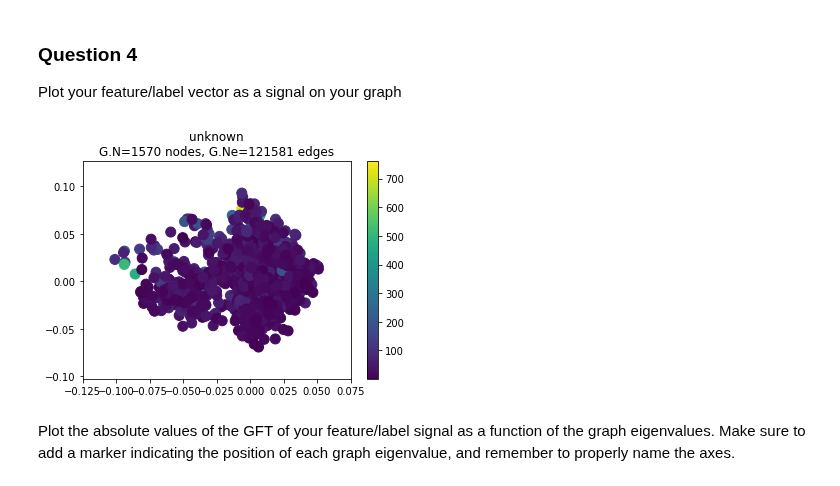
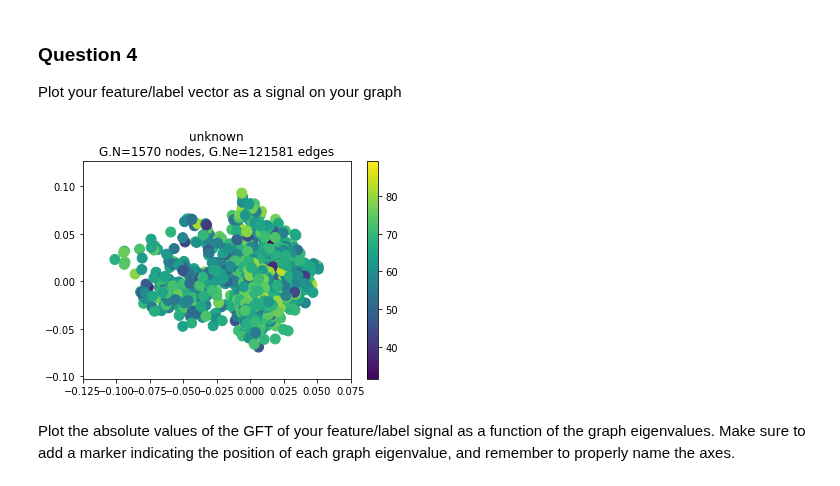
Before and after one commit to vndk36/Project_ntds2018, a Jupyter notebook: Milestone_4/4_HPCF_Hugo.ipynb, the cells around one changed output. Cells and saved outputs as stored; diff of their text form; code cells hidden in the pictures.

```diff
--- a/Milestone_4/4_HPCF_Hugo.ipynb
+++ b/Milestone_4/4_HPCF_Hugo.ipynb
@@ -297,13 +297,13 @@ def iGFT(x):
 Plot your feature/label vector as a signal on your graph
 # %%
 graph = pg.graphs.Graph(adjacency)
-graph.set_coordinates('spring')  # Force-directed layout.
+graph.set_coordinates('random3D')  # Force-directed layout.
 graph.set_coordinates(eigenvectors[:, 1:3])  # Laplacian eigenmaps en changeant les coordonnées ont voit des trucs
 
-signal = labels[:,0]
+signal = labels[:,1]
 graph.plot_signal(signal)
 # %% [output]
-[figure, old version]
+[figure, new version]
 # %% [markdown]
 Plot the absolute values of the GFT of your feature/label signal as a function of the graph eigenvalues. Make sure to add a marker indicating the position of each graph eigenvalue, and remember to properly name the axes.
 # %%
```
Also changed, not shown: parts of 10 cells of this notebook.
